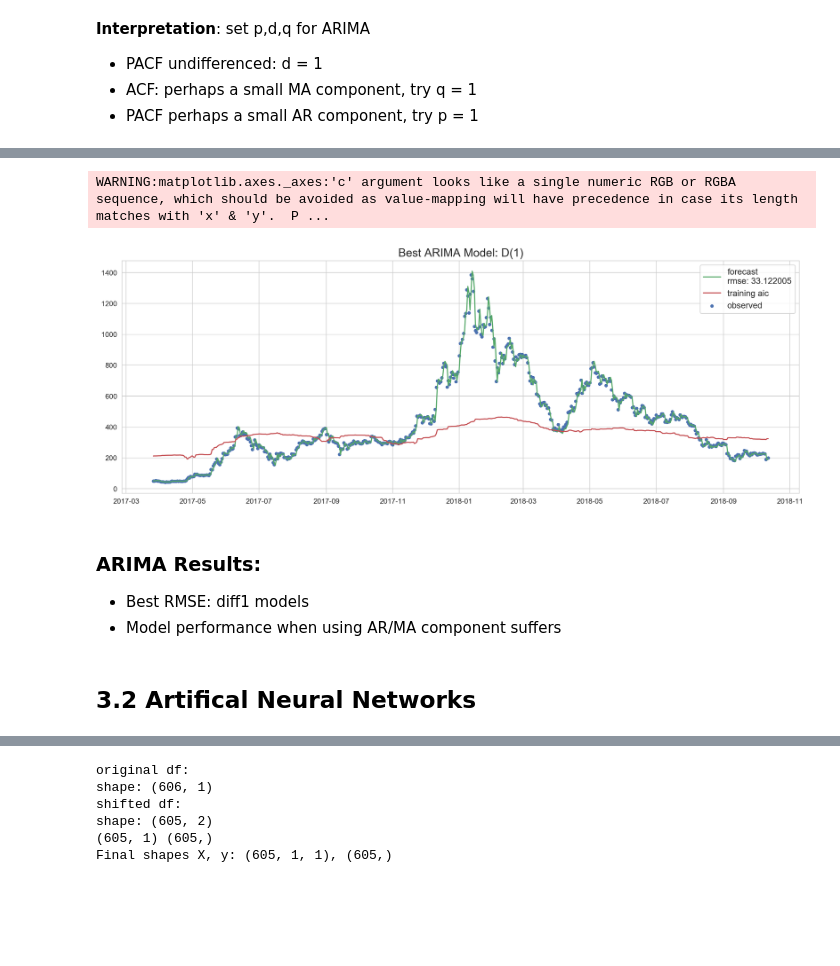
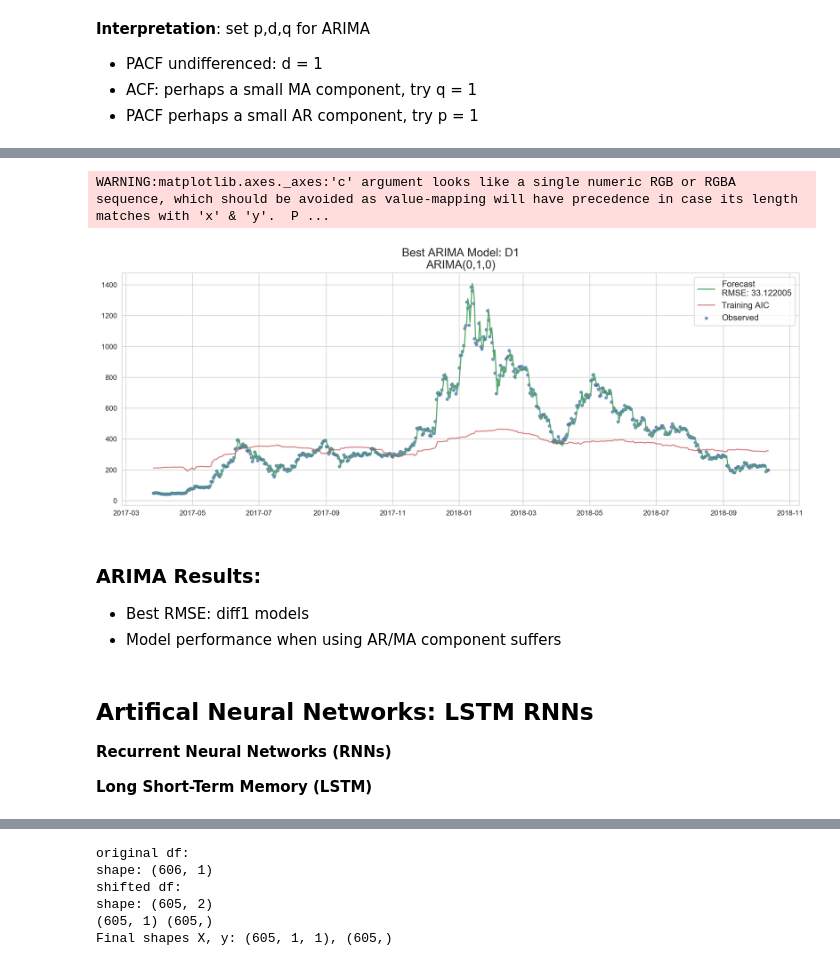
Before and after one commit to brianmcguckin/thinkful_final_capstone, a Jupyter notebook: ethereum_price_forecasting_with_machine_learning.ipynb, the cells around one changed output, grey strips where cells are left out. Saved outputs shown, nothing was run; the diff lists cells and outputs as text; code cells hidden in the pictures; blank space fills up the shorter version.

```diff
--- a/ethereum_price_forecasting_with_machine_learning.ipynb
+++ b/ethereum_price_forecasting_with_machine_learning.ipynb
@@ -535 +583,4 @@ pval 0.0018194655296436873
 critical vals {'1%': -3.442383534871275, '5%': -2.8668480382580386, '10%': -2.569597004924258}
+# %%
+ts['diff1'] = diff(ts.eth_close, k_diff=1)
+display(ts[1:11])
@@ -682,42 +746,47 @@ rmse: 33.122005
 # %%
 # plot results
 x_dates = ts.eth_close.index[window:]
 observed = ts.eth_close[window:]
 
 fig, ax = plt.subplots(figsize=figsize1, dpi=dpi)
-ax.set_title("Best ARIMA Model: D(1)", size=title_fontsize)
+ax.set_title("Best ARIMA Model: D1\nARIMA(0,1,0)", size=title_fontsize)
 # best arima
 ax.plot(
     x_dates,
     forecasts[best_model][0],
-    label="forecast\nrmse: {:.6f}".format(arima_preds_rmse[best_model]),
+    label="Forecast\nRMSE: {:.6f}".format(arima_preds_rmse[best_model]),
     c=colors[2]
 )
 # plot observed values
 ax.scatter(
     x_dates,
     observed,
-    label = "observed",
+    label = "Observed",
     c=colors[0],
+    alpha=0.7,
     s=14
 )
 # plot train aic for fun
 ax.plot(
     x_dates,
     forecasts[best_model][1],
-    label="training aic",
-    c=colors[3]
+    label="Training AIC",
+    c=colors[3],
+    alpha=0.7
 )
 #plt.setp(ax.lines, linewidth=1.5)
 plt.legend(prop={'size':ax_fontsize})
 plt.show()
 # %% [output]
 WARNING:matplotlib.axes._axes:'c' argument looks like a single numeric RGB or RGBA sequence, which should be avoided as value-mapping will have precedence in case its length matches with 'x' & 'y'.  P ...
-[figure, old version]
+[figure, new version]
 # %% [markdown]
 ### ARIMA Results:
 - Best RMSE: diff1 models
 - Model performance when using AR/MA component suffers
 # %% [markdown]
-<a id='ann'></a>
-## 3.2 Artifical Neural Networks
+<a id='lstm_rnn'></a>
+## Artifical Neural Networks: LSTM RNNs
+**Recurrent Neural Networks (RNNs)**
+
+**Long Short-Term Memory (LSTM)**
```
Also changed, not shown: parts of 48 cells of this notebook, 2 other files.
